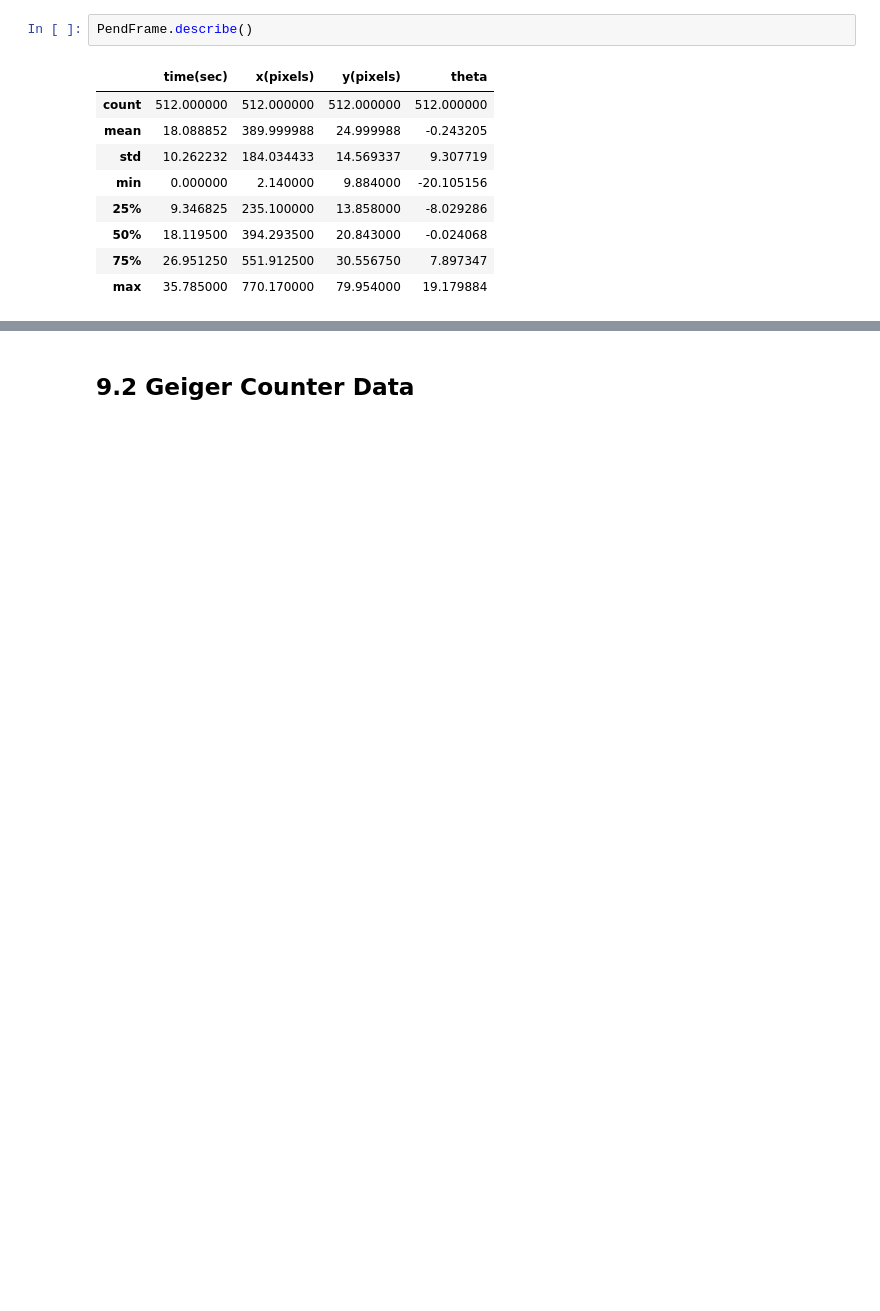
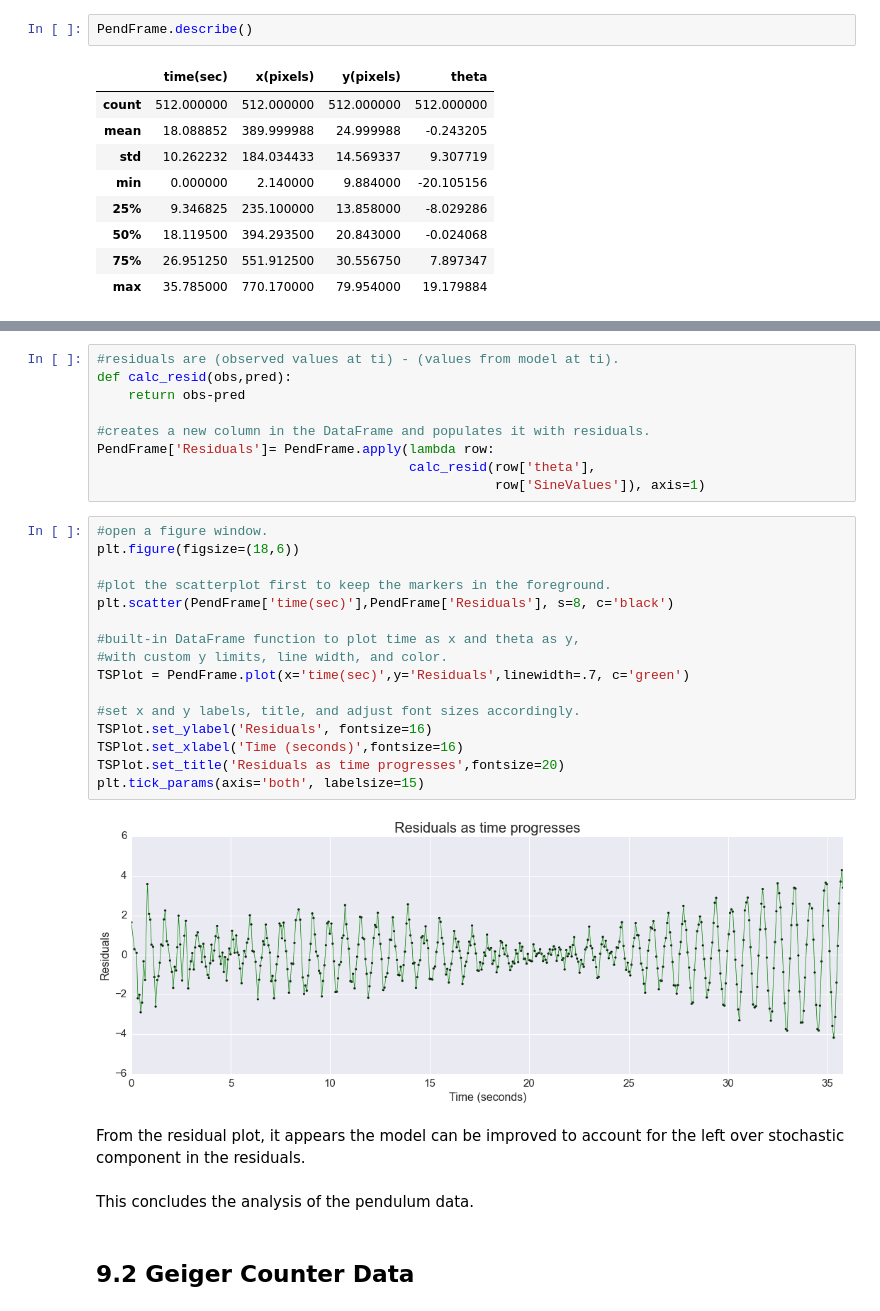
Before and after one commit to JeremyMMulcahey/IPythonNotebook, a Jupyter notebook: SeniorProject/SeniorProject.ipynb, the cells around one changed output, grey strips where cells are left out. Saved outputs shown, nothing was run; the diff lists cells and outputs as text; blank space fills up the shorter version.

```diff
--- a/SeniorProject/SeniorProject.ipynb
+++ b/SeniorProject/SeniorProject.ipynb
@@ -1825,2 +1801,33 @@ My visual inspection was confirmed by the residual plot. Additionally, we can se
+# %%
+#residuals are (observed values at ti) - (values from model at ti).
+def calc_resid(obs,pred):
+    return obs-pred
+
+#creates a new column in the DataFrame and populates it with residuals.
+PendFrame['Residuals']= PendFrame.apply(lambda row:
+                                        calc_resid(row['theta'],
+                                                   row['SineValues']), axis=1)
+# %%
+#open a figure window.
+plt.figure(figsize=(18,6))
+
+#plot the scatterplot first to keep the markers in the foreground.
+plt.scatter(PendFrame['time(sec)'],PendFrame['Residuals'], s=8, c='black')
+
+#built-in DataFrame function to plot time as x and theta as y,
+#with custom y limits, line width, and color.
+TSPlot = PendFrame.plot(x='time(sec)',y='Residuals',linewidth=.7, c='green')
+
+#set x and y labels, title, and adjust font sizes accordingly.
+TSPlot.set_ylabel('Residuals', fontsize=16)
+TSPlot.set_xlabel('Time (seconds)',fontsize=16)
+TSPlot.set_title('Residuals as time progresses',fontsize=20)
+plt.tick_params(axis='both', labelsize=15)
+# %% [output]
+[figure, added]
+# %% [markdown]
+From the residual plot, it appears the model can be improved to account for the left over stochastic component in the residuals.
+# %% [markdown]
+This concludes the analysis of the pendulum data.
 # %% [markdown]
 ## 9.2 Geiger Counter Data
```
Also changed, not shown: parts of 141 cells of this notebook, 1 other file.
